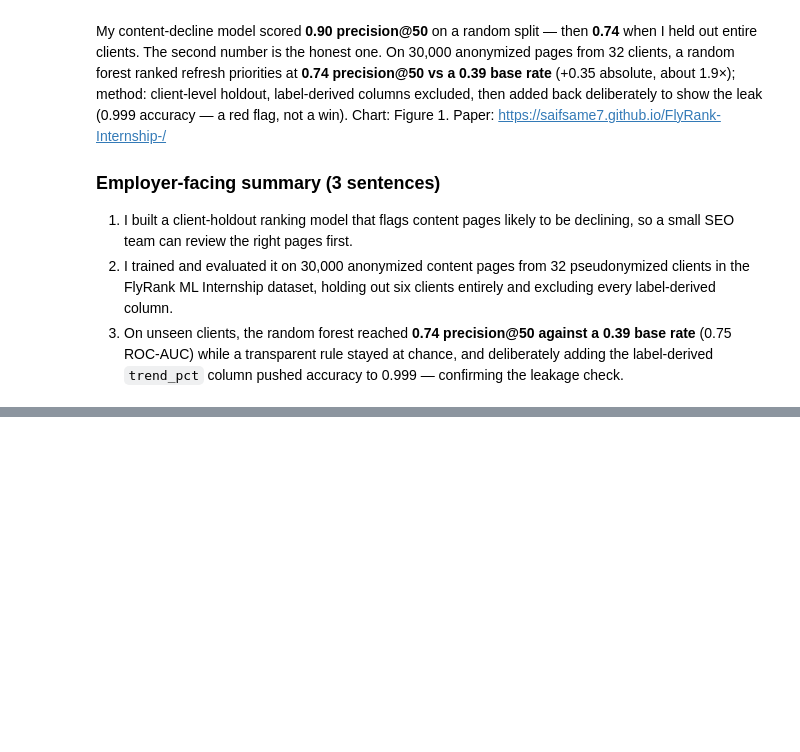
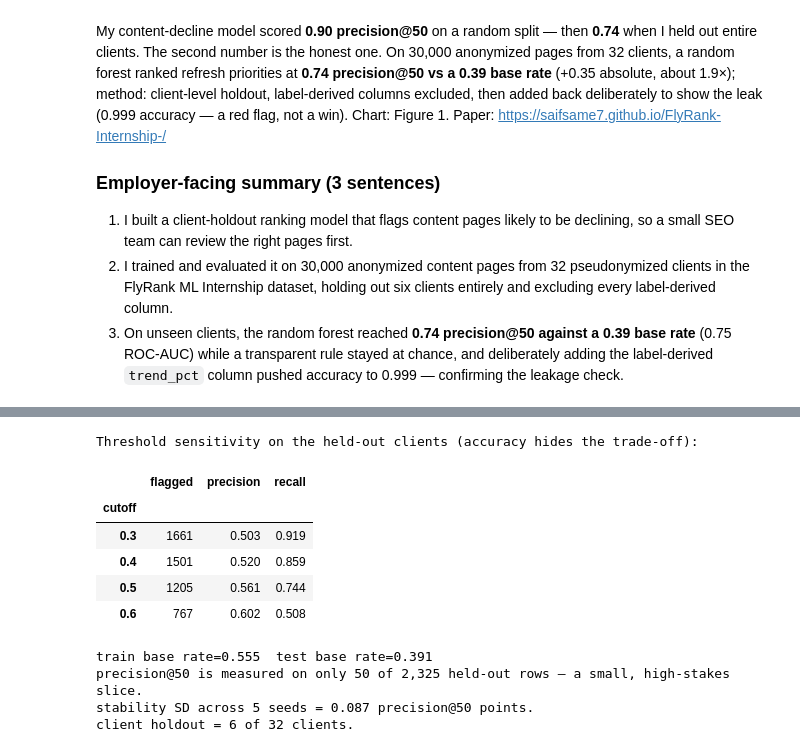
Before and after one commit to saifsame7/FlyRank-Internship-, a Jupyter notebook: work/notebooks/capstone.ipynb, the cells around one changed output, grey strips where cells are left out. Cells and saved outputs as stored; diff of their text form; code cells hidden in the pictures; blank space fills up the shorter version.

```diff
--- a/work/notebooks/capstone.ipynb
+++ b/work/notebooks/capstone.ipynb
@@ -46,0 +370,38 @@ My content-decline model scored **0.90 precision@50** on a random split — then
+# %%
+test_prob = rf_after.predict_proba(X.iloc[test_idx])[:, 1]
+test_true = y.iloc[test_idx].to_numpy()
+print("Threshold sensitivity on the held-out clients (accuracy hides the trade-off):")
+rows = []
+for cutoff in [0.3, 0.4, 0.5, 0.6]:
+    pred = (test_prob >= cutoff).astype(int)
+    tp = int(((pred == 1) & (test_true == 1)).sum())
+    fp = int(((pred == 1) & (test_true == 0)).sum())
+    fn = int(((pred == 0) & (test_true == 1)).sum())
+    precision = tp / (tp + fp) if tp + fp else 0.0
+    recall = tp / (tp + fn) if tp + fn else 0.0
+    rows.append(
+        {
+            "cutoff": cutoff,
+            "flagged": int(pred.sum()),
+            "precision": round(precision, 3),
+            "recall": round(recall, 3),
+        }
+    )
+display(pd.DataFrame(rows).set_index("cutoff"))
+
+print(f"train base rate={y.iloc[train_idx].mean():.3f}  test base rate={y.iloc[test_idx].mean():.3f}")
+print(f"precision@50 is measured on only 50 of {len(test_idx):,} held-out rows — a small, high-stakes slice.")
+print(f"stability SD across 5 seeds = {stab['precision_at_50'].std(ddof=1):.3f} precision@50 points.")
+print(f"client holdout = {df.iloc[test_idx]['client_id'].nunique()} of {df['client_id'].nunique()} clients.")
+# %% [output]
+Threshold sensitivity on the held-out clients (accuracy hides the trade-off):
+|  | flagged | precision | recall |
+| cutoff |  |  |  |
+| 0.3 | 1661 | 0.503 | 0.919 |
+| 0.4 | 1501 | 0.520 | 0.859 |
+| 0.5 | 1205 | 0.561 | 0.744 |
+| 0.6 | 767 | 0.602 | 0.508 |
+train base rate=0.555  test base rate=0.391
+precision@50 is measured on only 50 of 2,325 held-out rows — a small, high-stakes slice.
+stability SD across 5 seeds = 0.087 precision@50 points.
+client holdout = 6 of 32 clients.
```
Also changed, not shown: parts of 23 cells of this notebook.
